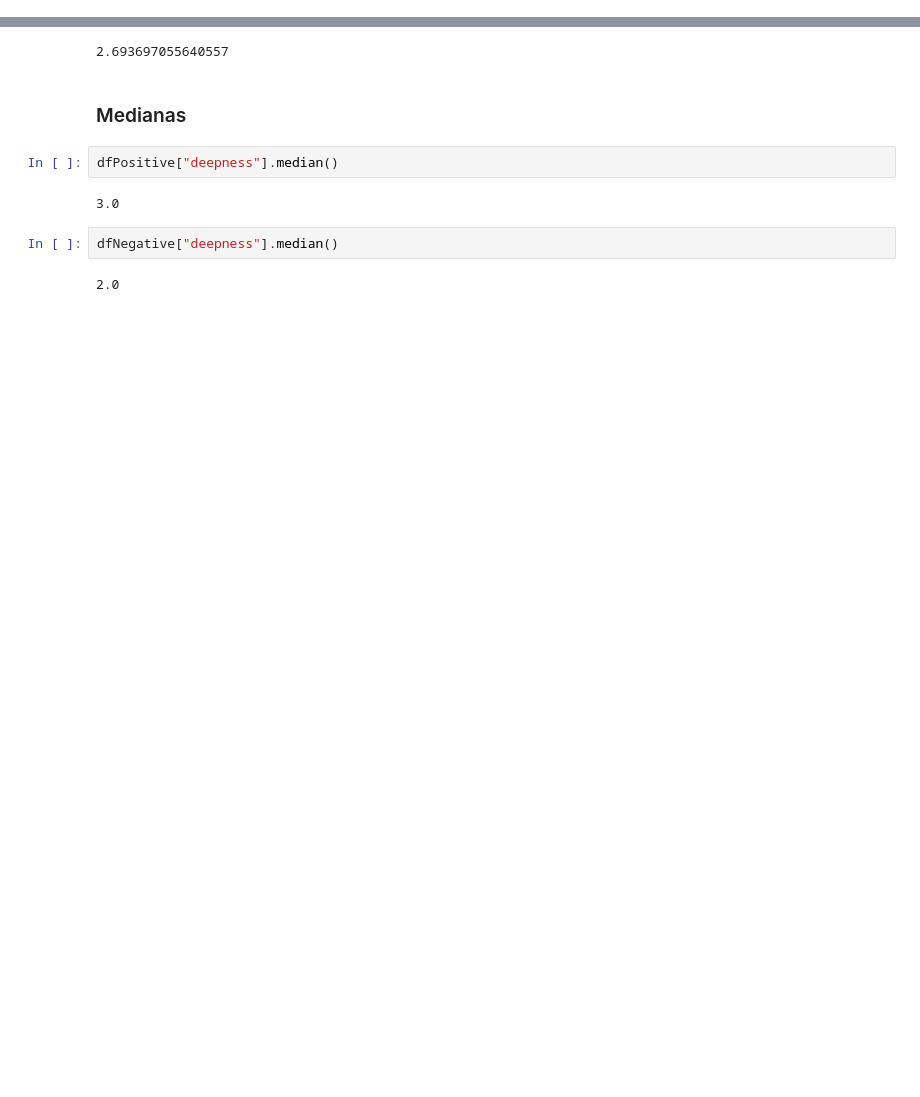
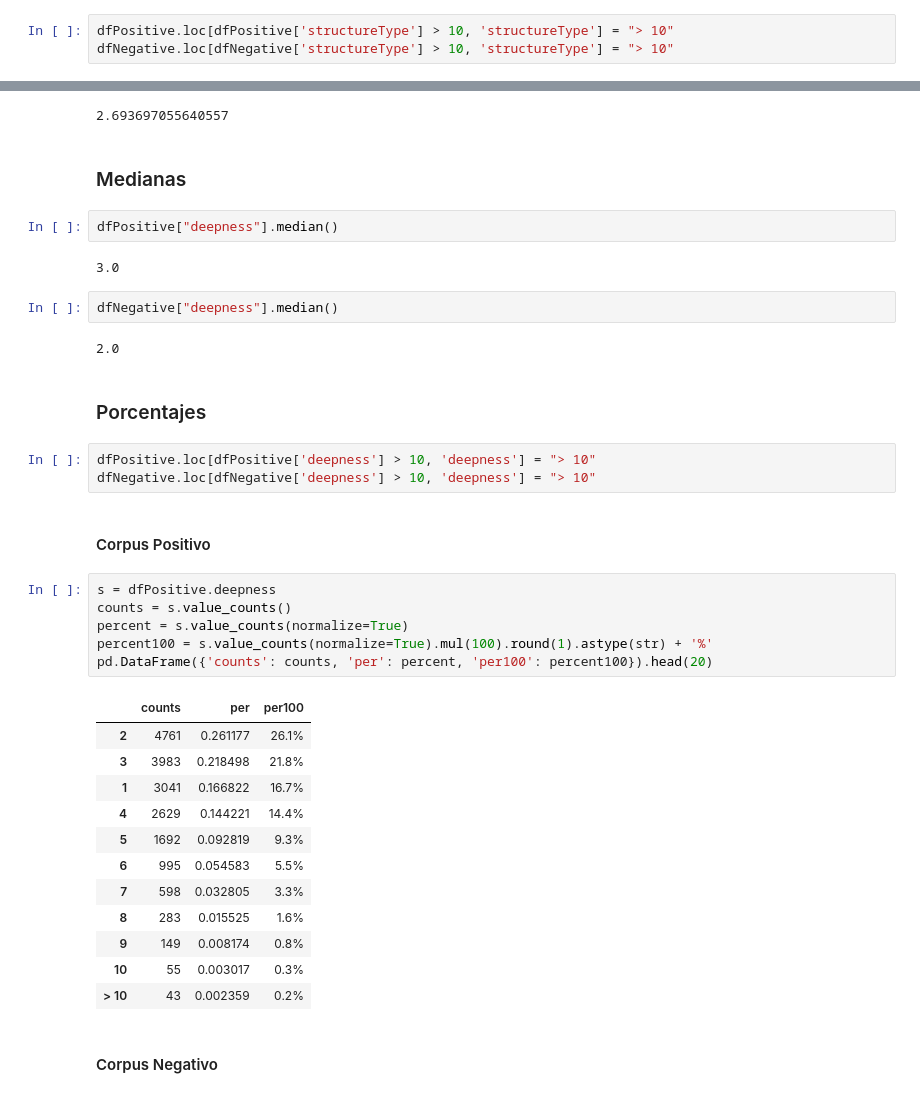
Before and after one commit to pampillo/TFM_Raul_Barrantes, a Jupyter notebook: Parte3.ipynb, the cells around one changed output, grey strips where cells are left out. Drawn from its saved outputs; the diff is of its cells as text; blank space fills up the shorter version.

```diff
--- a/Parte3.ipynb
+++ b/Parte3.ipynb
@@ -163,0 +250,3 @@ Name: structure, dtype: int64
+# %%
+dfPositive.loc[dfPositive['structureType'] > 10, 'structureType'] = "> 10"
+dfNegative.loc[dfNegative['structureType'] > 10, 'structureType'] = "> 10"
@@ -217,3 +377,31 @@ dfPositive["deepness"].median()
 dfNegative["deepness"].median()
 # %% [output]
 2.0
+# %% [markdown]
+### Porcentajes
+# %%
+dfPositive.loc[dfPositive['deepness'] > 10, 'deepness'] = "> 10"
+dfNegative.loc[dfNegative['deepness'] > 10, 'deepness'] = "> 10"
+# %% [markdown]
+#### Corpus Positivo
+# %%
+s = dfPositive.deepness
+counts = s.value_counts()
+percent = s.value_counts(normalize=True)
+percent100 = s.value_counts(normalize=True).mul(100).round(1).astype(str) + '%'
+pd.DataFrame({'counts': counts, 'per': percent, 'per100': percent100}).head(20)
+# %% [output]
+|  | counts | per | per100 |
+| 2 | 4761 | 0.261177 | 26.1% |
+| 3 | 3983 | 0.218498 | 21.8% |
+| 1 | 3041 | 0.166822 | 16.7% |
+| 4 | 2629 | 0.144221 | 14.4% |
+| 5 | 1692 | 0.092819 | 9.3% |
+| 6 | 995 | 0.054583 | 5.5% |
+| 7 | 598 | 0.032805 | 3.3% |
+| 8 | 283 | 0.015525 | 1.6% |
+| 9 | 149 | 0.008174 | 0.8% |
+| 10 | 55 | 0.003017 | 0.3% |
+| > 10 | 43 | 0.002359 | 0.2% |
+# %% [markdown]
+#### Corpus Negativo
```
Also changed, not shown: parts of 22 cells of this notebook, 4 other files.
